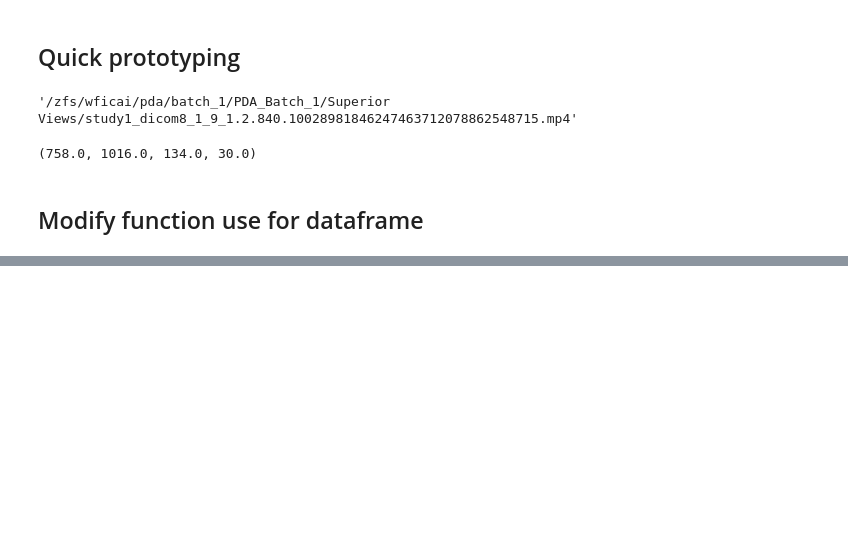
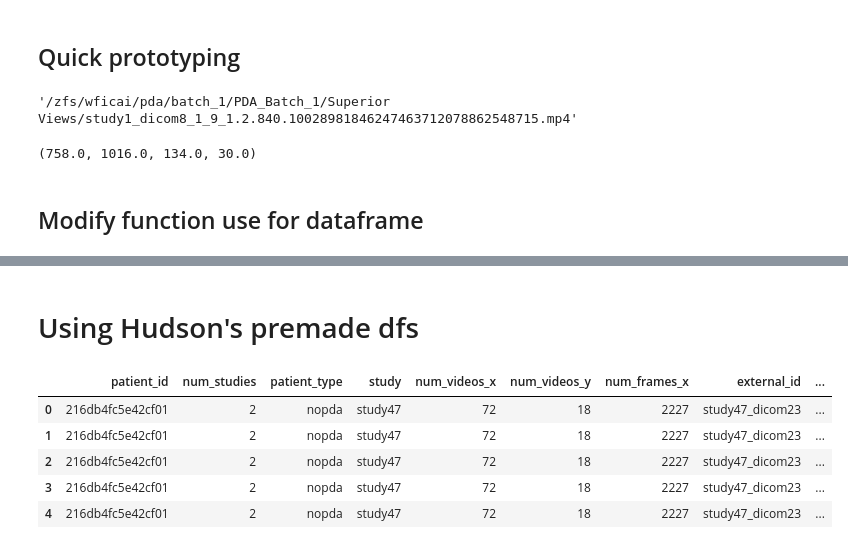
Before and after one commit to jplineb/dynamic, a Jupyter notebook: echonet/make_pda_like_echnoet.ipynb, the cells around one changed output, grey strips where cells are left out. Saved outputs shown, nothing was run; the diff lists cells and outputs as text; code cells hidden in the pictures; blank space fills up the shorter version.

```diff
--- a/echonet/make_pda_like_echnoet.ipynb
+++ b/echonet/make_pda_like_echnoet.ipynb
@@ -182,2 +180,36 @@ Name: FPS, dtype: int64
 # %%
 df_new_meta.to_csv("pda_like_echonet.csv")
+# %% [markdown]
+# Using Hudson's premade dfs
+# %%
+import pandas as pd
+import numpy as np
+import cv2
+
+def extract_video_metadata_df(row):
+    file_path = row["FileName"]
+    cv2video = cv2.VideoCapture(file_path)
+    print(f"Starting video {file_path}")
+    row["FrameHeight"] = cv2video.get(cv2.CAP_PROP_FRAME_HEIGHT)
+    row["FrameWidth"]  = cv2video.get(cv2.CAP_PROP_FRAME_WIDTH)
+
+    row["NumberOfFrames"] = cv2video.get(cv2.CAP_PROP_FRAME_COUNT)
+    row["FPS"] = cv2video.get(cv2.CAP_PROP_FPS)
+
+    return row
+
+pda_video_train = "/zfs/wficai/pda/model_data/train.csv"
+pda_video_test = "/zfs/wficai/pda/model_data/test.csv"
+pda_video_val = "/zfs/wficai/pda/model_data/val.csv"
+df_train = pd.read_csv(pda_video_train)
+df_test = pd.read_csv(pda_video_test)
+df_val = pd.read_csv(pda_video_val)
+# %%
+df_train.head()
+# %% [output]
+|  | patient_id | num_studies | patient_type | study | num_videos_x | num_videos_y | num_frames_x | external_id | ... |
+| 0 | 216db4fc5e42cf01 | 2 | nopda | study47 | 72 | 18 | 2227 | study47_dicom23 | ... |
+| 1 | 216db4fc5e42cf01 | 2 | nopda | study47 | 72 | 18 | 2227 | study47_dicom23 | ... |
+| 2 | 216db4fc5e42cf01 | 2 | nopda | study47 | 72 | 18 | 2227 | study47_dicom23 | ... |
+| 3 | 216db4fc5e42cf01 | 2 | nopda | study47 | 72 | 18 | 2227 | study47_dicom23 | ... |
+| 4 | 216db4fc5e42cf01 | 2 | nopda | study47 | 72 | 18 | 2227 | study47_dicom23 | ... |
```
Also changed, not shown: parts of 43 cells of this notebook, 3 other files.
